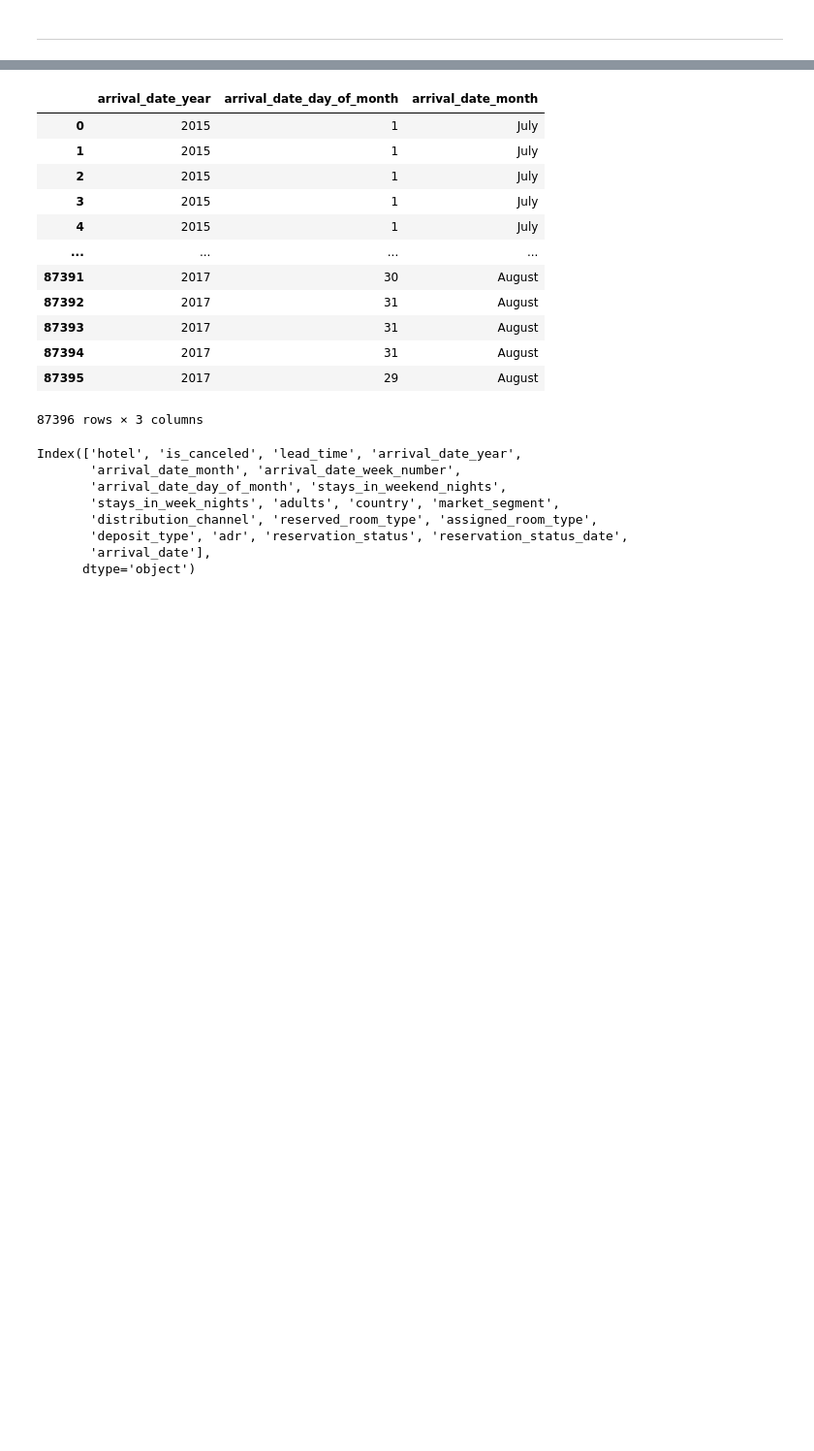
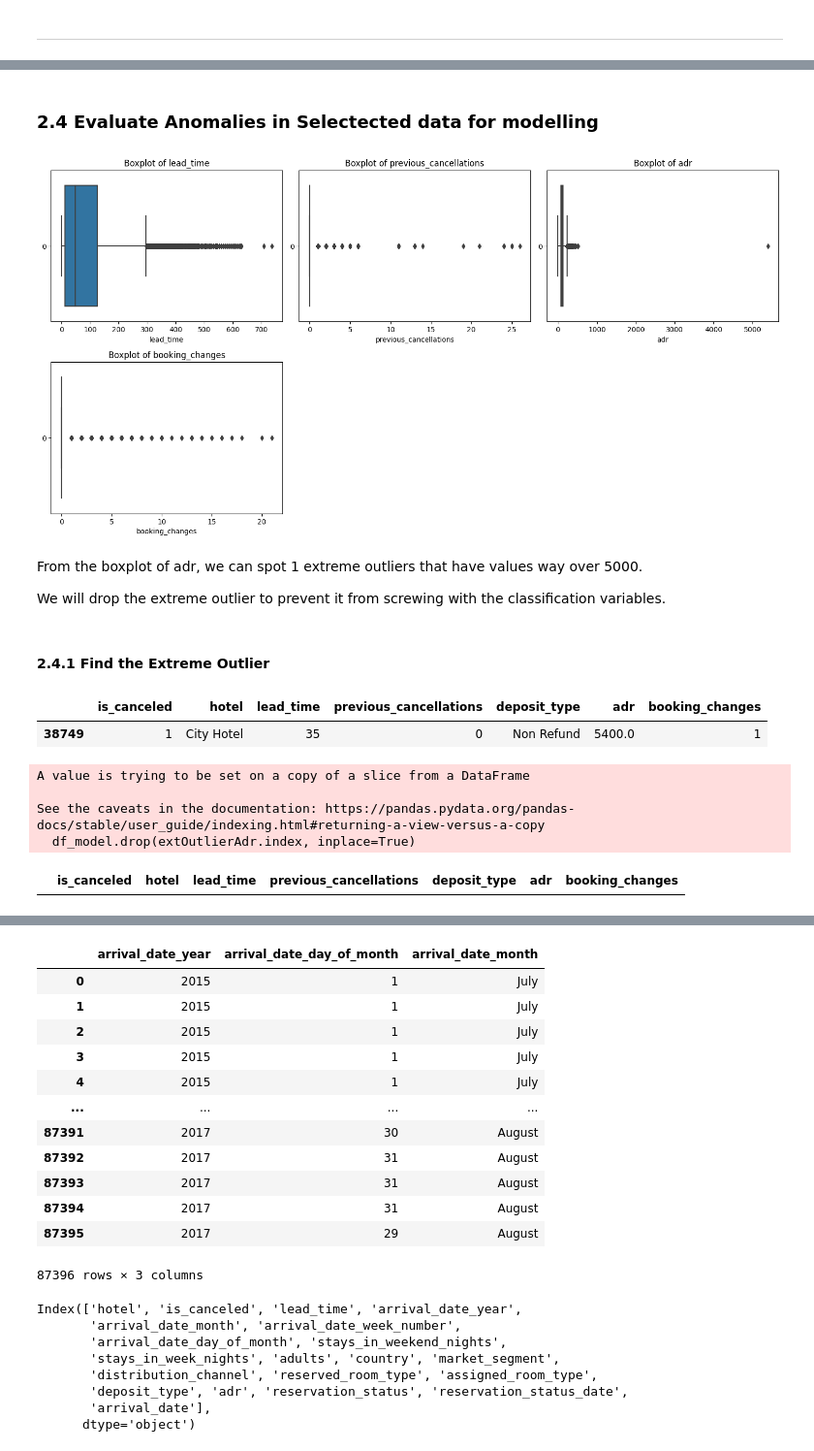
Before and after one commit to d-widyantama/Machine_Learning-Modul-3-Purwadhika, a Jupyter notebook: 3-KNN Modelling-Practice/Module3-Day3-KNN_Modelling_HotelBookings.ipynb, the cells around one changed output, grey strips where cells are left out. Shown at 97% size. Saved outputs shown, nothing was run; the diff lists cells and outputs as text; code cells hidden in the pictures; blank space fills up the shorter version.

```diff
--- a/3-KNN Modelling-Practice/Module3-Day3-KNN_Modelling_HotelBookings.ipynb
+++ b/3-KNN Modelling-Practice/Module3-Day3-KNN_Modelling_HotelBookings.ipynb
@@ -158,12 +113,0 @@ See the caveats in the documentation: https://pandas.pydata.org/pandas-docs/stab
-# %%
-#Construct deep Info on columns & values:
-
-
-hotelDesc = []
-for i in df.columns:
-    hotelDesc.append([i, df[i].dtypes,
-                      df[i].isna().sum(),
-                      round((((df[i].isna().sum())/(len(df)))*100),2),
-                    df[i].nunique(),
-                    df[i].drop_duplicates().sample(2).values])
-pd.DataFrame(hotelDesc, columns = ['dataFeatures', 'dataType', 'null', 'nullPct', 'unique','uniqueSample'])
@@ -226,0 +162,44 @@ df
+# %% [markdown]
+### 2.4 Evaluate Anomalies in Selectected data for modelling
+# %%
+#Evaluate distribution in numerical columns
+numerical_cols = ['lead_time', 'previous_cancellations','adr','booking_changes']
+
+#Plotting boxplot for numerical values
+plt.figure(figsize=(15, 15))
+for i, column in enumerate(numerical_cols, 1):
+    plt.subplot(4, 3, i)
+    sns.boxplot(data=df[column], orient='horizontal')
+    plt.title(f'Boxplot of {column}')
+    plt.xlabel(column)
+
+plt.tight_layout()
+plt.show()
+# %% [output]
+[figure, added]
+# %% [markdown]
+From the boxplot of adr, we can spot 1 extreme outliers that have values way over 5000.
+
+We will drop the extreme outlier to prevent it from screwing with the classification variables.
+# %% [markdown]
+#### 2.4.1 Find the Extreme Outlier
+# %%
+#Locate the outlier where adr > 5000
+extOutlierAdr = df_model.loc[df_model['adr'] > 5000]
+extOutlierAdr
+# %% [output]
+|  | is_canceled | hotel | lead_time | previous_cancellations | deposit_type | adr | booking_changes |
+| 38749 | 1 | City Hotel | 35 | 0 | Non Refund | 5400.0 | 1 |
+# %%
+#Drop the outlier by index
+df_model.drop(extOutlierAdr.index, inplace=True)
+# %% [output]
+A value is trying to be set on a copy of a slice from a DataFrame
+
+See the caveats in the documentation: https://pandas.pydata.org/pandas-docs/stable/user_guide/indexing.html#returning-a-view-versus-a-copy
+  df_model.drop(extOutlierAdr.index, inplace=True)
+# %%
+#Verify the rows are dropped
+df_model[df_model['adr'] > 5000]
+# %% [output]
+|  | is_canceled | hotel | lead_time | previous_cancellations | deposit_type | adr | booking_changes |
```
Also changed, not shown: parts of 55 cells of this notebook, 2 other files.
